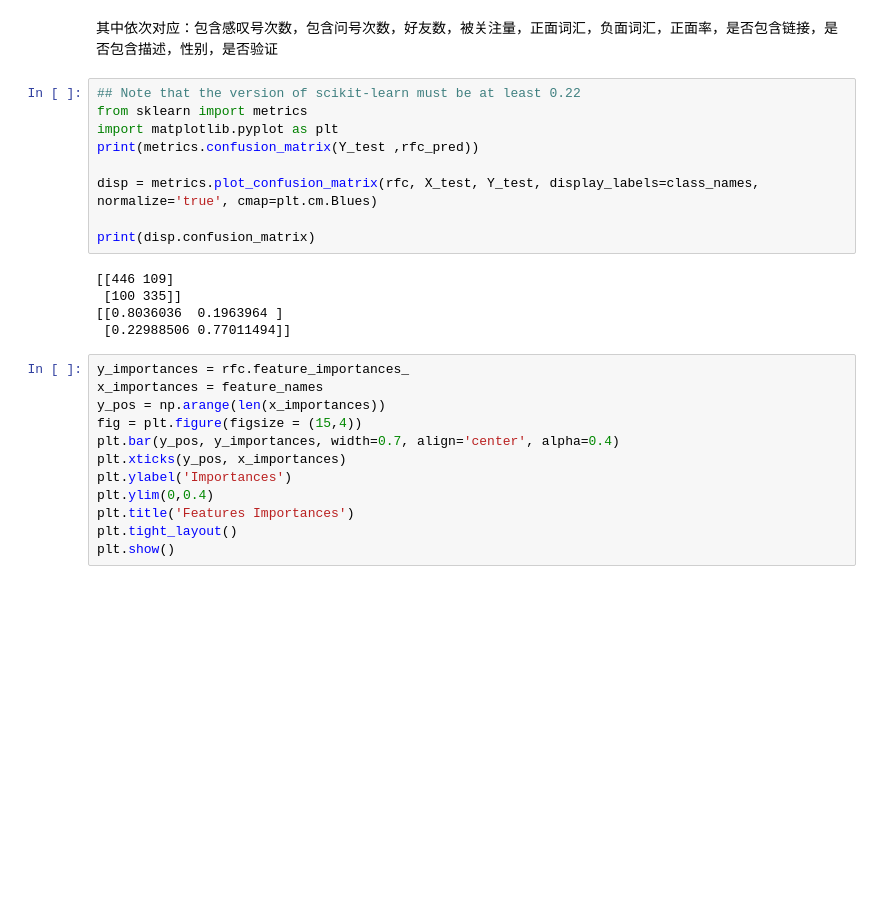
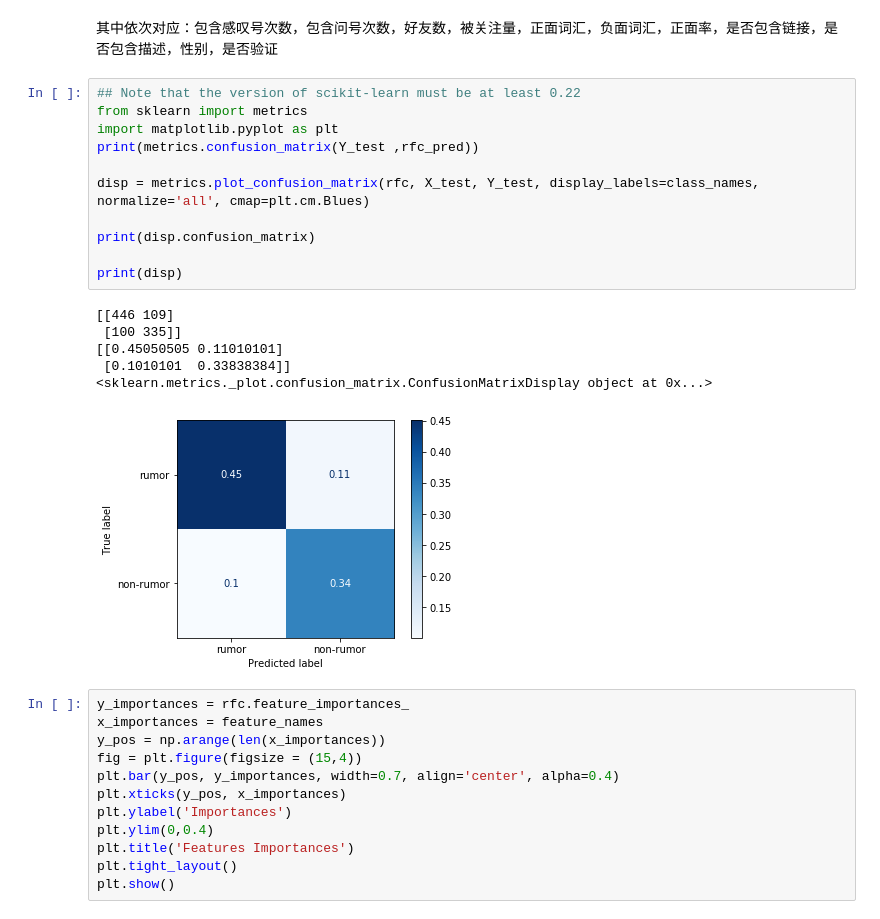
Before and after one commit to halfin/Intro-to-ds-rumor-project, a Jupyter notebook: final_project.ipynb, the cells around one changed output. Saved outputs shown, nothing was run; the diff lists cells and outputs as text; blank space fills up the shorter version.

```diff
--- a/final_project.ipynb
+++ b/final_project.ipynb
@@ -413,17 +413,21 @@ for j in zip(feature_names, rfcf.feature_importances_):
 # %%
 ## Note that the version of scikit-learn must be at least 0.22
 from sklearn import metrics
 import matplotlib.pyplot as plt
 print(metrics.confusion_matrix(Y_test ,rfc_pred))
 
-disp = metrics.plot_confusion_matrix(rfc, X_test, Y_test, display_labels=class_names, normalize='true', cmap=plt.cm.Blues)
+disp = metrics.plot_confusion_matrix(rfc, X_test, Y_test, display_labels=class_names, normalize='all', cmap=plt.cm.Blues)
 
 print(disp.confusion_matrix)
+
+print(disp)
 # %% [output]
 [[446 109]
  [100 335]]
-[[0.8036036  0.1963964 ]
- [0.22988506 0.77011494]]
+[[0.45050505 0.11010101]
+ [0.1010101  0.33838384]]
+<sklearn.metrics._plot.confusion_matrix.ConfusionMatrixDisplay object at 0x...>
+[figure, added]
 # %%
 y_importances = rfc.feature_importances_
 x_importances = feature_names
```
Also changed, not shown: parts of 1 cell of this notebook.
